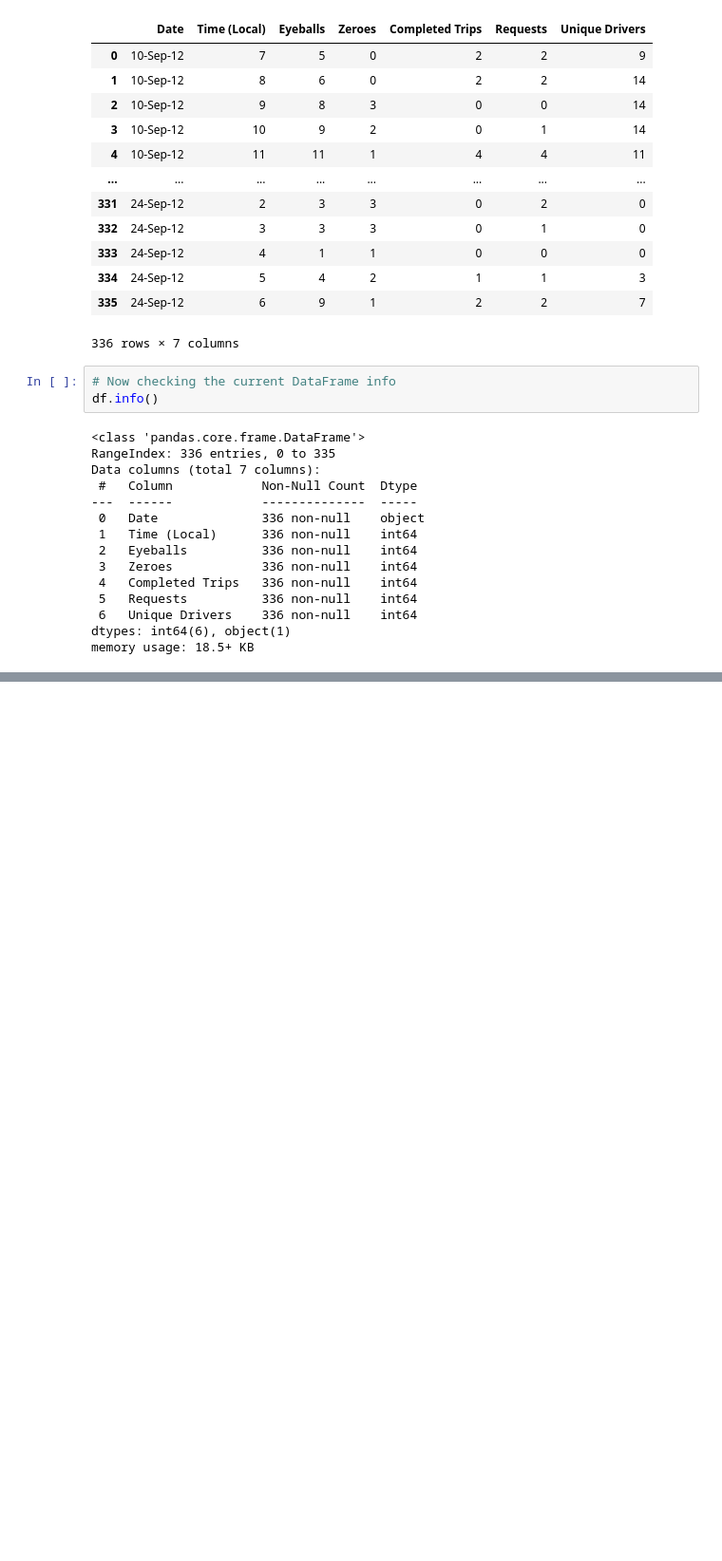
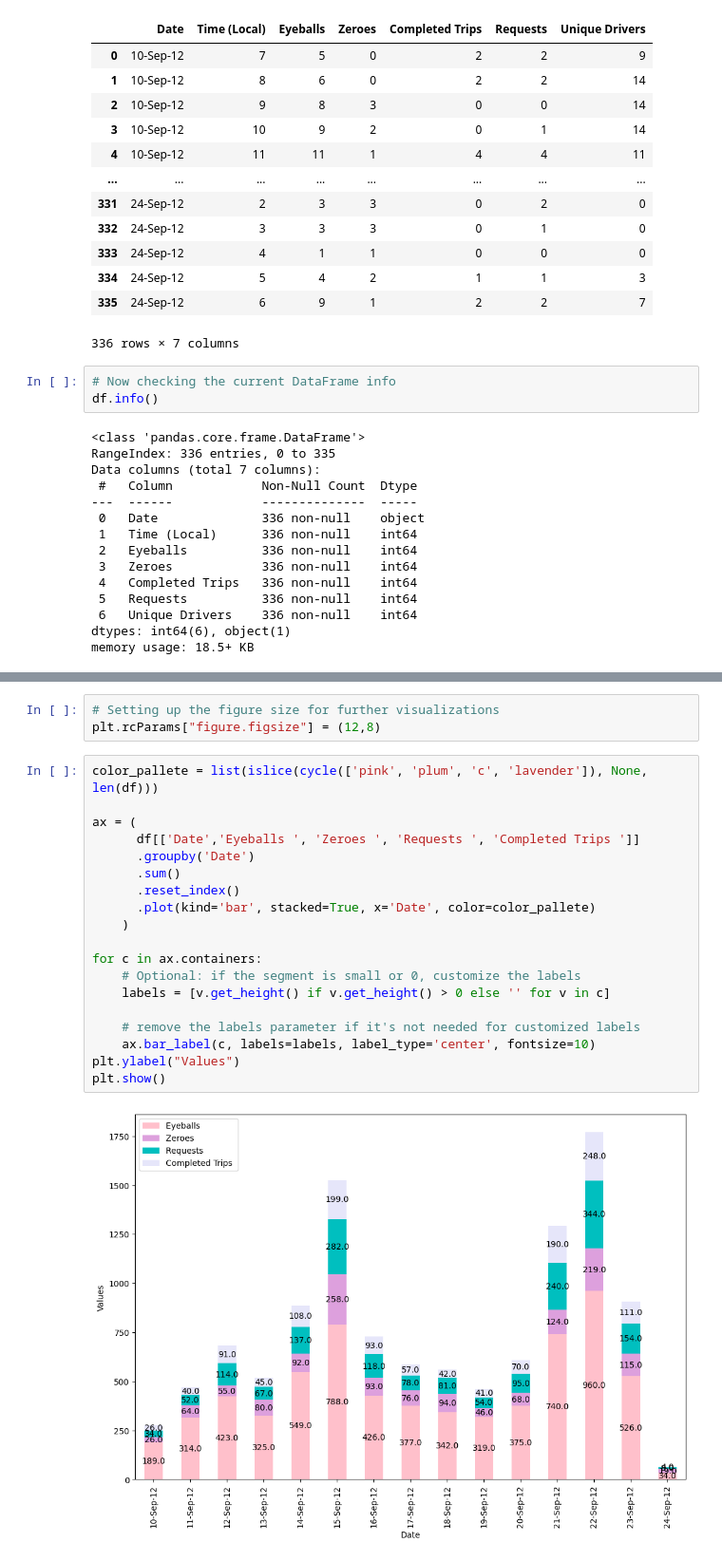
Before and after one commit to manujsinghwal/insights-from-uber-supply-and-demand-data, a Jupyter notebook: insights_from_uber_supply_and_demand_data.ipynb, the cells around one changed output, grey strips where cells are left out. Shown: that part at 95% size. Drawn from its saved outputs; the diff is of its cells as text; blank space fills up the shorter version.

```diff
--- a/insights_from_uber_supply_and_demand_data.ipynb
+++ b/insights_from_uber_supply_and_demand_data.ipynb
@@ -128,0 +138,24 @@ df.head()
+# %%
+# Setting up the figure size for further visualizations
+plt.rcParams["figure.figsize"] = (12,8)
+# %%
+color_pallete = list(islice(cycle(['pink', 'plum', 'c', 'lavender']), None, len(df)))
+
+ax = (
+      df[['Date','Eyeballs ', 'Zeroes ', 'Requests ', 'Completed Trips ']]
+      .groupby('Date')
+      .sum()
+      .reset_index()
+      .plot(kind='bar', stacked=True, x='Date', color=color_pallete)
+    )
+
+for c in ax.containers:
+    # Optional: if the segment is small or 0, customize the labels
+    labels = [v.get_height() if v.get_height() > 0 else '' for v in c]
+
+    # remove the labels parameter if it's not needed for customized labels
+    ax.bar_label(c, labels=labels, label_type='center', fontsize=10)
+plt.ylabel("Values")
+plt.show()
+# %% [output]
+[figure, added]
```
Also changed, not shown: parts of 7 cells of this notebook.
